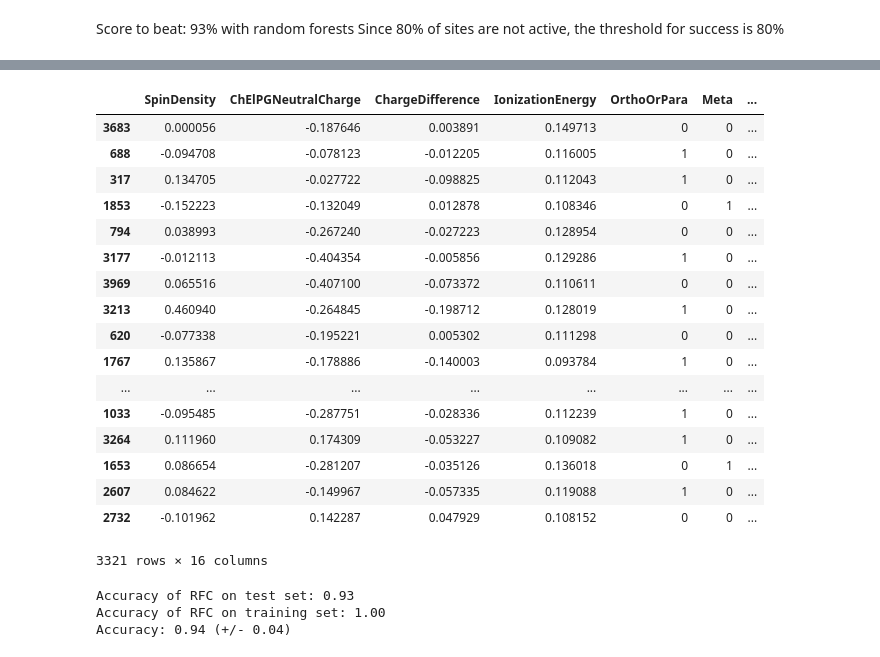
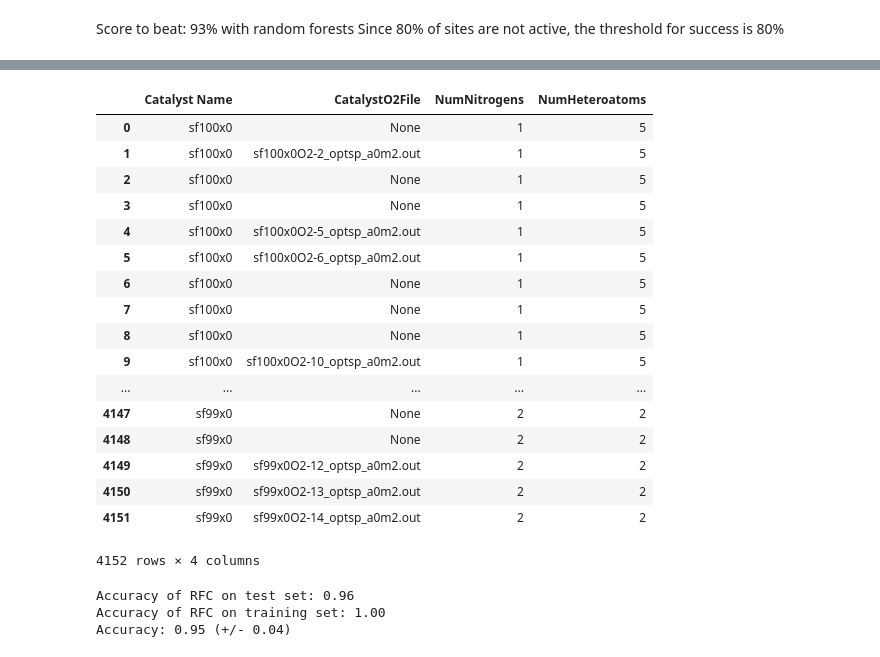
Before and after one commit to ndricke/ngcc_ml, a Jupyter notebook: ngcc_AS_classify.ipynb, the cells around one changed output, grey strips where cells are left out. Drawn from its saved outputs; the diff is of its cells as text; code cells hidden in the pictures.

```diff
--- a/ngcc_AS_classify.ipynb
+++ b/ngcc_AS_classify.ipynb
@@ -104 +42,22 @@ df[df["Catalyst Name"] == "sf41x0"][["Atom Number", "Doesitbind"]]
+# %%
+df[["Catalyst Name", "CatalystO2File", "NumNitrogens", "NumHeteroatoms"]]
+# %% [output]
+|  | Catalyst Name | CatalystO2File | NumNitrogens | NumHeteroatoms |
+| 0 | sf100x0 | None | 1 | 5 |
+| 1 | sf100x0 | sf100x0O2-2_optsp_a0m2.out | 1 | 5 |
+| 2 | sf100x0 | None | 1 | 5 |
+| 3 | sf100x0 | None | 1 | 5 |
+| 4 | sf100x0 | sf100x0O2-5_optsp_a0m2.out | 1 | 5 |
+| 5 | sf100x0 | sf100x0O2-6_optsp_a0m2.out | 1 | 5 |
+| 6 | sf100x0 | None | 1 | 5 |
+| 7 | sf100x0 | None | 1 | 5 |
+| 8 | sf100x0 | None | 1 | 5 |
+| 9 | sf100x0 | sf100x0O2-10_optsp_a0m2.out | 1 | 5 |
+| ... | ... | ... | ... | ... |
+| 4147 | sf99x0 | None | 2 | 2 |
+| 4148 | sf99x0 | None | 2 | 2 |
+| 4149 | sf99x0 | sf99x0O2-12_optsp_a0m2.out | 2 | 2 |
+| 4150 | sf99x0 | sf99x0O2-13_optsp_a0m2.out | 2 | 2 |
+| 4151 | sf99x0 | sf99x0O2-14_optsp_a0m2.out | 2 | 2 |
+4152 rows × 4 columns
 # %%
@@ -111,35 +70,14 @@ X_train, X_test, y_train, y_test = train_test_split(X, y, test_size=0.2, random_
-# %%
-X_train
-# %% [output]
-|  | SpinDensity | ChElPGNeutralCharge | ChargeDifference | IonizationEnergy | OrthoOrPara | Meta | ... |
-| 3683 | 0.000056 | -0.187646 | 0.003891 | 0.149713 | 0 | 0 | ... |
-| 688 | -0.094708 | -0.078123 | -0.012205 | 0.116005 | 1 | 0 | ... |
-| 317 | 0.134705 | -0.027722 | -0.098825 | 0.112043 | 1 | 0 | ... |
-| 1853 | -0.152223 | -0.132049 | 0.012878 | 0.108346 | 0 | 1 | ... |
-| 794 | 0.038993 | -0.267240 | -0.027223 | 0.128954 | 0 | 0 | ... |
-| 3177 | -0.012113 | -0.404354 | -0.005856 | 0.129286 | 1 | 0 | ... |
-| 3969 | 0.065516 | -0.407100 | -0.073372 | 0.110611 | 0 | 0 | ... |
-| 3213 | 0.460940 | -0.264845 | -0.198712 | 0.128019 | 1 | 0 | ... |
-| 620 | -0.077338 | -0.195221 | 0.005302 | 0.111298 | 0 | 0 | ... |
-| 1767 | 0.135867 | -0.178886 | -0.140003 | 0.093784 | 1 | 0 | ... |
-| ... | ... | ... | ... | ... | ... | ... | ... |
-| 1033 | -0.095485 | -0.287751 | -0.028336 | 0.112239 | 1 | 0 | ... |
-| 3264 | 0.111960 | 0.174309 | -0.053227 | 0.109082 | 1 | 0 | ... |
-| 1653 | 0.086654 | -0.281207 | -0.035126 | 0.136018 | 0 | 1 | ... |
-| 2607 | 0.084622 | -0.149967 | -0.057335 | 0.119088 | 1 | 0 | ... |
-| 2732 | -0.101962 | 0.142287 | 0.047929 | 0.108152 | 0 | 0 | ... |
-3321 rows × 16 columns
 # %%
 rfc = RandomForestClassifier(n_estimators=100, max_depth=100, class_weight={0:0.5, 1:0.5})
 rfc.fit(X_train, y_train)
 print('Accuracy of RFC on test set: {:.2f}'.format(rfc.score(X_test, y_test)))
 print('Accuracy of RFC on training set: {:.2f}'.format(rfc.score(X_train, y_train)))
-scores = cross_val_score(rfc, X, y, cv=5)
+scores = cross_val_score(rfc, X, y, cv=10)
 print("Accuracy: %0.2f (+/- %0.2f)" % (scores.mean(), scores.std() * 2))
 # %% [output]
-Accuracy of RFC on test set: 0.93
+Accuracy of RFC on test set: 0.96
 Accuracy of RFC on training set: 1.00
-Accuracy: 0.94 (+/- 0.04)
+Accuracy: 0.95 (+/- 0.04)
 # %%
 y_pred = rfc.predict(X_test)
 # %%
```
Also changed, not shown: parts of 22 cells of this notebook, 1 other file.
